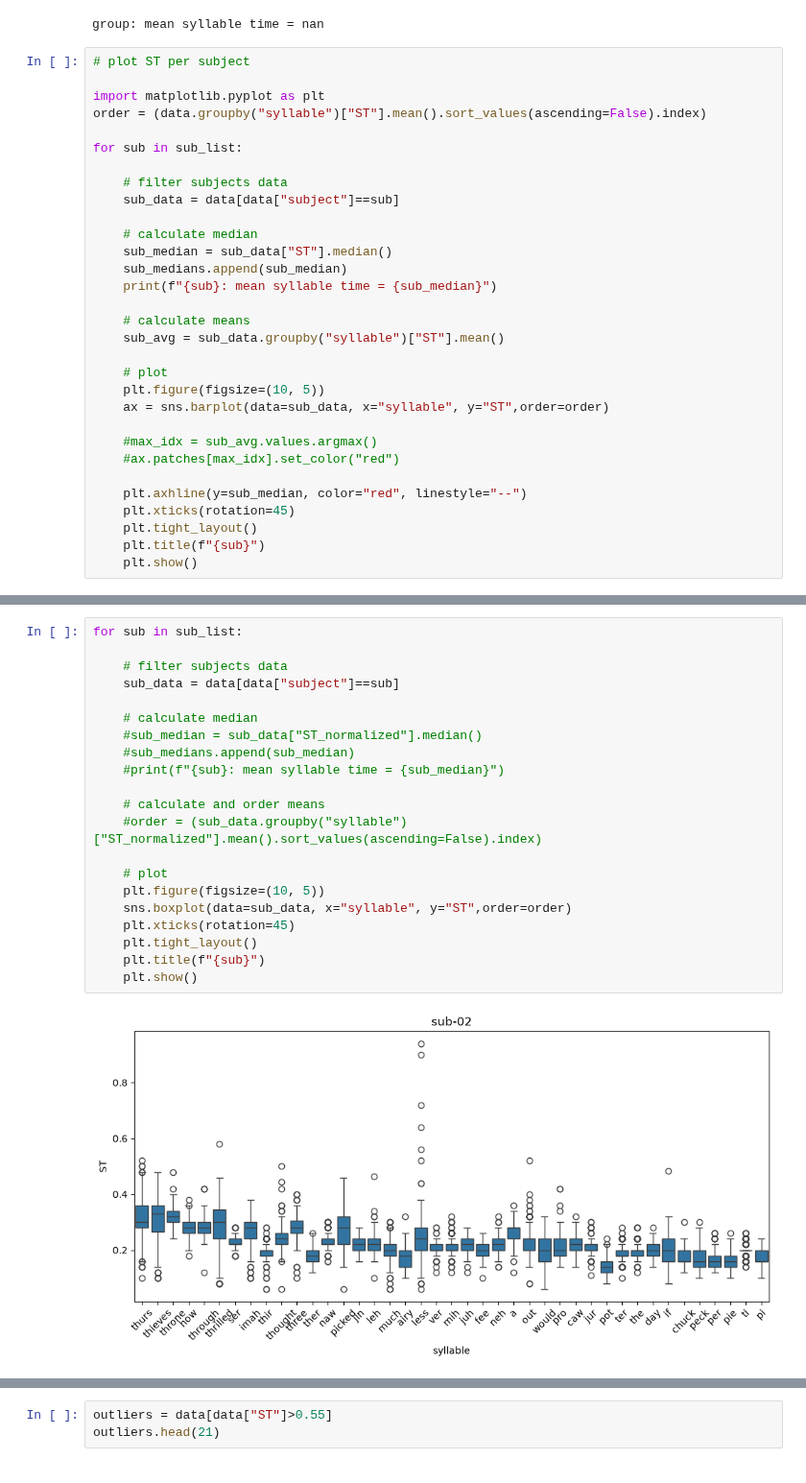
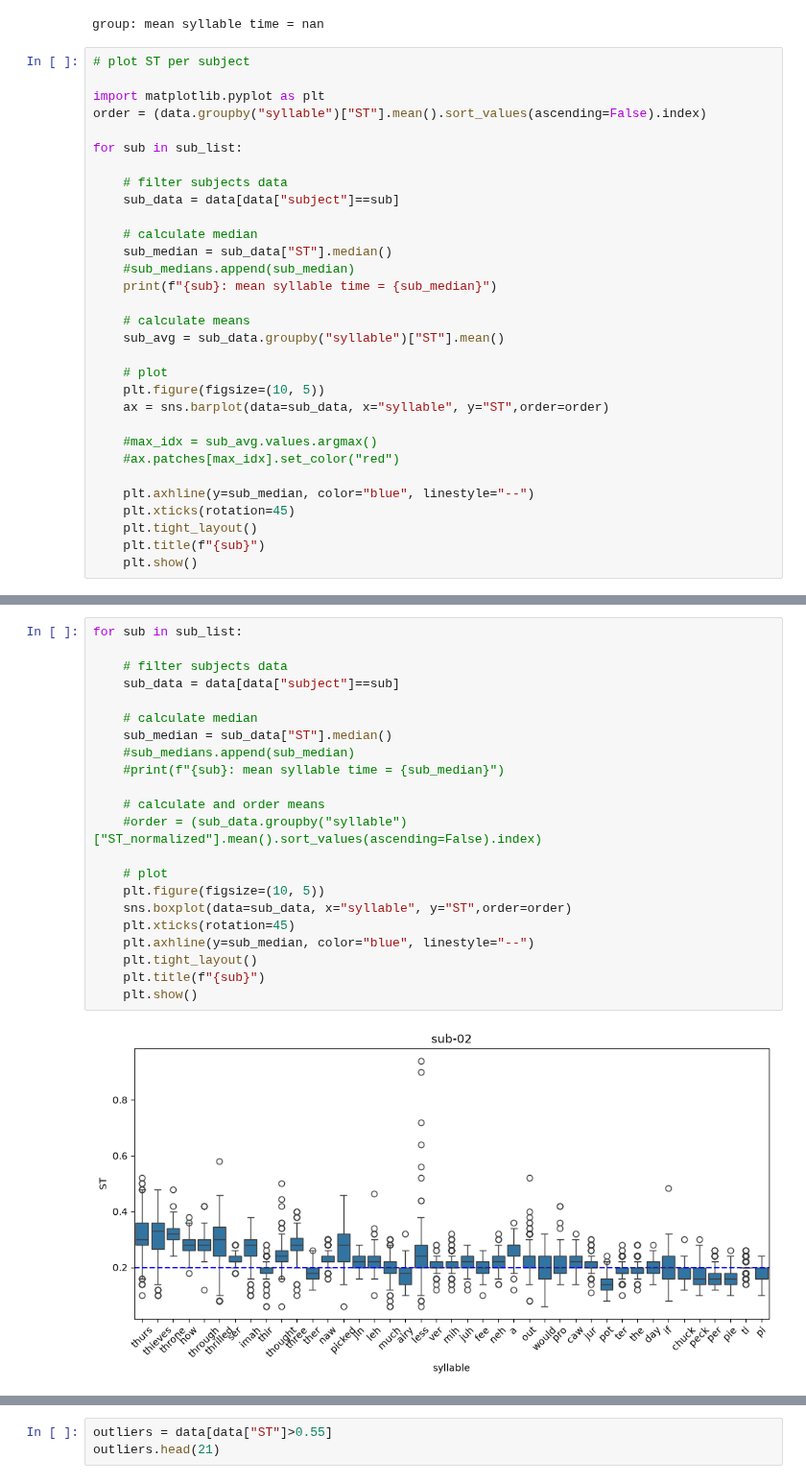
Before and after one commit to AmandaGiselleLily/TongueTwister, a Jupyter notebook: Analysis/Syllable Plots.ipynb, the cells around one changed output, grey strips where cells are left out. Shown at 96% size. Saved outputs shown, nothing was run; the diff lists cells and outputs as text.

```diff
--- a/Analysis/Syllable Plots.ipynb
+++ b/Analysis/Syllable Plots.ipynb
@@ -47,7 +47,7 @@ for sub in sub_list:
 
     # calculate median
     sub_median = sub_data["ST"].median()
-    sub_medians.append(sub_median)
+    #sub_medians.append(sub_median)
     print(f"{sub}: mean syllable time = {sub_median}")
 
     # calculate means
@@ -60,7 +60,7 @@ for sub in sub_list:
     #max_idx = sub_avg.values.argmax()
     #ax.patches[max_idx].set_color("red")
 
-    plt.axhline(y=sub_median, color="red", linestyle="--")
+    plt.axhline(y=sub_median, color="blue", linestyle="--")
     plt.xticks(rotation=45)
     plt.tight_layout()
     plt.title(f"{sub}")
@@ -93,23 +97,24 @@ The `ci` parameter is deprecated. Use `errorbar=None` for the same effect.
 # %%
 for sub in sub_list:
 
     # filter subjects data
     sub_data = data[data["subject"]==sub]
 
     # calculate median
-    #sub_median = sub_data["ST_normalized"].median()
+    sub_median = sub_data["ST"].median()
     #sub_medians.append(sub_median)
     #print(f"{sub}: mean syllable time = {sub_median}")
 
     # calculate and order means
     #order = (sub_data.groupby("syllable")["ST_normalized"].mean().sort_values(ascending=False).index)
 
     # plot
     plt.figure(figsize=(10, 5))
     sns.boxplot(data=sub_data, x="syllable", y="ST",order=order)
     plt.xticks(rotation=45)
+    plt.axhline(y=sub_median, color="blue", linestyle="--")
     plt.tight_layout()
     plt.title(f"{sub}")
     plt.show()
 # %% [output]
-[figure, old version]
+[figure, new version]
```
Also changed, not shown: parts of 3 cells of this notebook.
